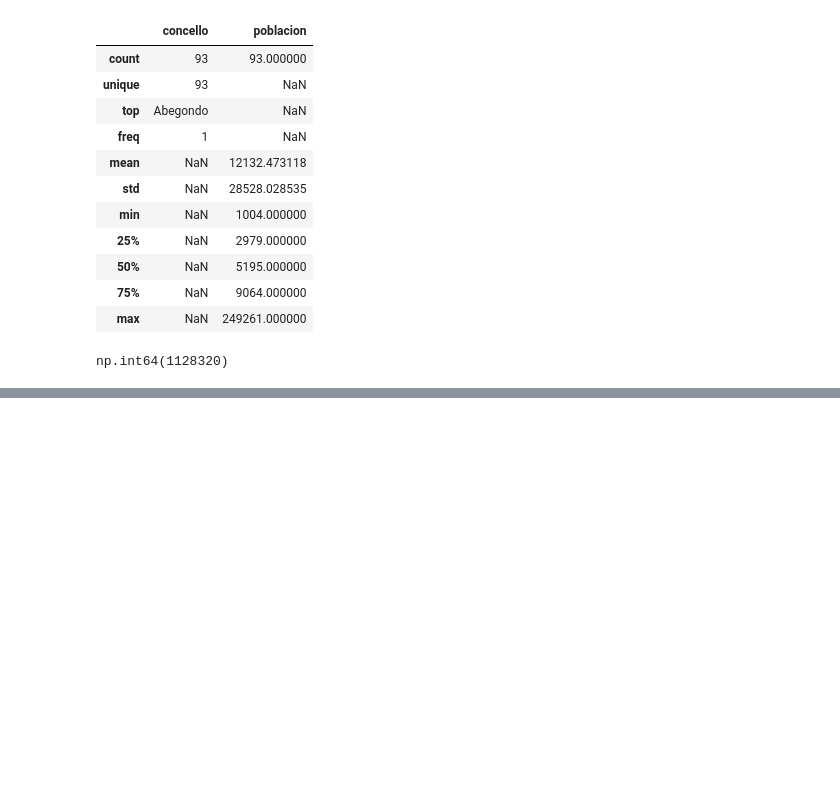
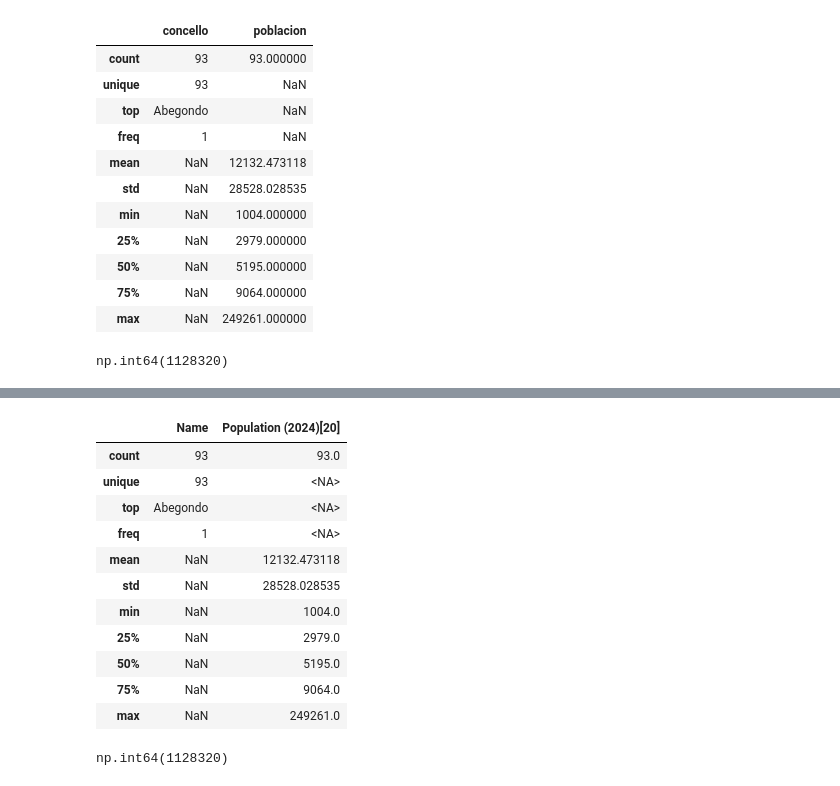
Before and after one commit to carolinamesacurso/E4_Concellos, a Jupyter notebook: notebooks/scrapping_concellos.ipynb, the cells around one changed output, grey strips where cells are left out. Drawn from its saved outputs; the diff is of its cells as text; code cells hidden in the pictures; blank space fills up the shorter version.

```diff
--- a/notebooks/scrapping_concellos.ipynb
+++ b/notebooks/scrapping_concellos.ipynb
@@ -25,7 +25,7 @@ BASE = "https://en.wikipedia.org/"
 CABECEIRAS = {"User-Agent": "E4_Concellos (carolinamesacurso@gmail.com)"}
 PAUSA = 1.0
 
-RAW = Path("../datos/raw/html")
+RAW = Path("../datos/raw")
 CLEAN = Path("../datos/clean")
 # RAW.mkdir(parents=True, exist_ok=True)
 # CLEAN.mkdir(parents=True, exist_ok=True)
@@ -282,0 +296,8 @@ np.int64(1128320)
+# %%
+tabla_readhtml = pd.read_html(
+    StringIO(fichero.read_text(encoding="utf-8")),
+    converters={1: str},
+    na_values=["—"]
+)
+
+municipios_readhtml = tabla_readhtml[0]
@@ -282,0 +340,19 @@ np.int64(1128320)
+# %%
+tabla_readhtml[0].describe(include="all")
+# %% [output]
+|  | Name | Population (2024)[20] |
+| count | 93 | 93.0 |
+| unique | 93 | <NA> |
+| top | Abegondo | <NA> |
+| freq | 1 | <NA> |
+| mean | NaN | 12132.473118 |
+| std | NaN | 28528.028535 |
+| min | NaN | 1004.0 |
+| 25% | NaN | 2979.0 |
+| 50% | NaN | 5195.0 |
+| 75% | NaN | 9064.0 |
+| max | NaN | 249261.0 |
+# %%
+tabla_readhtml[0]["Population (2024)[20]"].sum()
+# %% [output]
+np.int64(1128320)
```
Also changed, not shown: parts of 19 cells of this notebook, 3 other files.
